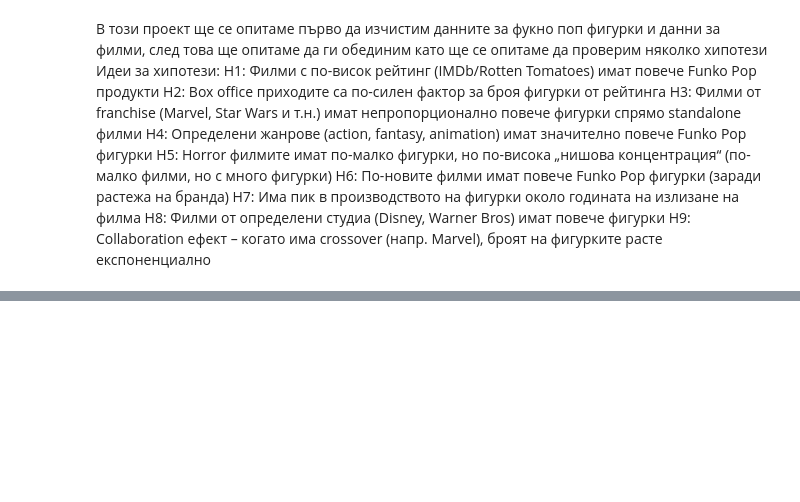
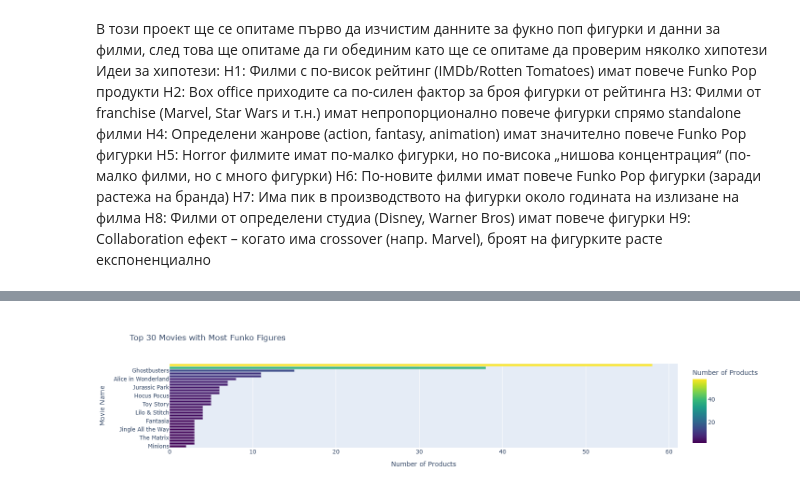
Before and after one commit to jivko25/Funko-pop-analyzer, a Jupyter notebook: index.ipynb, the cells around one changed output, grey strips where cells are left out. Cells and saved outputs as stored; diff of their text form; code cells hidden in the pictures; blank space fills up the shorter version.

```diff
--- a/index.ipynb
+++ b/index.ipynb
@@ -161,0 +21,5 @@ df
+# %%
+# Read final files
+
+df_movies = pd.read_csv('final_movies.csv')
+df_funko = pd.read_csv('final_funko.csv')
@@ -161,0 +67,92 @@ df
+# %%
+# --- STEP 1: Deep Cleaning of the License Column ---
+
+def clean_license_string(val):
+    # Check if the value is a string representation of a list like "['Star Wars']"
+    if isinstance(val, str) and val.startswith('['):
+        try:
+            # Safely convert string to actual list
+            actual_list = ast.literal_eval(val)
+            return actual_list[0] if actual_list else None
+        except:
+            # Fallback: manually strip characters if literal_eval fails
+            return val.strip("[]'\" ")
+    return str(val).strip()
+
+# Apply the cleaning and create a string column
+df_funko['license_clean'] = df_funko['license'].apply(clean_license_string)
+
+# Normalize both columns: lowercase and strip whitespace for perfect matching
+df_funko['license_match'] = df_funko['license_clean'].str.lower().str.strip()
+df_movies['title_match'] = df_movies['title'].str.lower().str.strip()
+
+# --- STEP 2: Merging the Dataframes ---
+
+# Inner join to find movies that exist in both datasets
+merged_df = pd.merge(
+    df_movies,
+    df_funko,
+    left_on='title_match',
+    right_on='license_match',
+    how='inner'
+)
+
+# Check results
+if merged_df.empty:
+    print("Still no matches. Let's look at the top cleaned values to debug:")
+    print("Funko cleaned:", df_funko['license_match'].unique()[:5])
+    print("Movies cleaned:", df_movies['title_match'].unique()[:5])
+else:
+    print(f"Success! Found {len(merged_df)} matches.")
+
+# --- STEP 3: Conclusions & Visualization (Fixed) ---
+
+# We use 'title_x' because the merge renamed the original 'title' column from df_movies
+movie_counts = merged_df.groupby('title_x')['price'].count().reset_index()
+
+# Rename for better readability in the chart
+movie_counts.columns = ['Movie Title', 'Figure Count']
+movie_counts = movie_counts.sort_values(by='Figure Count', ascending=False)
+
+# Conclusion 1: Bar Chart for Top Movies
+fig1 = px.bar(
+    movie_counts.head(30),
+    x='Figure Count',
+    y='Movie Title',
+    orientation='h',
+    title='Top 30 Movies with Most Funko Figures',
+    color='Figure Count',
+    color_continuous_scale='Viridis',
+    labels={'Figure Count': 'Number of Products', 'Movie Title': 'Movie Name'}
+)
+
+# Reverse the Y-axis so the highest count is at the top
+fig1.update_layout(yaxis={'categoryorder':'total ascending'})
+fig1.show()
+
+# Conclusion 2: Correlation Analysis
+# Using title_x and vote_average from the merged data
+rating_vs_figures = merged_df.groupby('title_x').agg({
+    'vote_average': 'first',
+    'price': 'count'
+}).rename(columns={'price': 'figure_count'}).reset_index()
+
+fig2 = px.scatter(
+    rating_vs_figures,
+    x='vote_average',
+    y='figure_count',
+    hover_name='title_x',
+    title='Movie Rating vs. Number of Funko Figures',
+    labels={'vote_average': 'Average Movie Rating', 'figure_count': 'Funko Figure Count'},
+    trendline="ols", # Adds an Ordinary Least Squares regression line
+    render_mode='svg'
+)
+
+fig2.show()
+
+# --- STEP 4: Insight Printing ---
+top_movie = movie_counts.iloc[0]['Movie Title']
+top_count = movie_counts.iloc[0]['Figure Count']
+
+print(f"Insight: The movie '{top_movie}' leads your collection with {top_count} different Funko products.")
+# %% [output]
@@ -161,0 +160 @@ df
+[figure, added]
```
Also changed, not shown: parts of 11 cells of this notebook, 4 other files.
